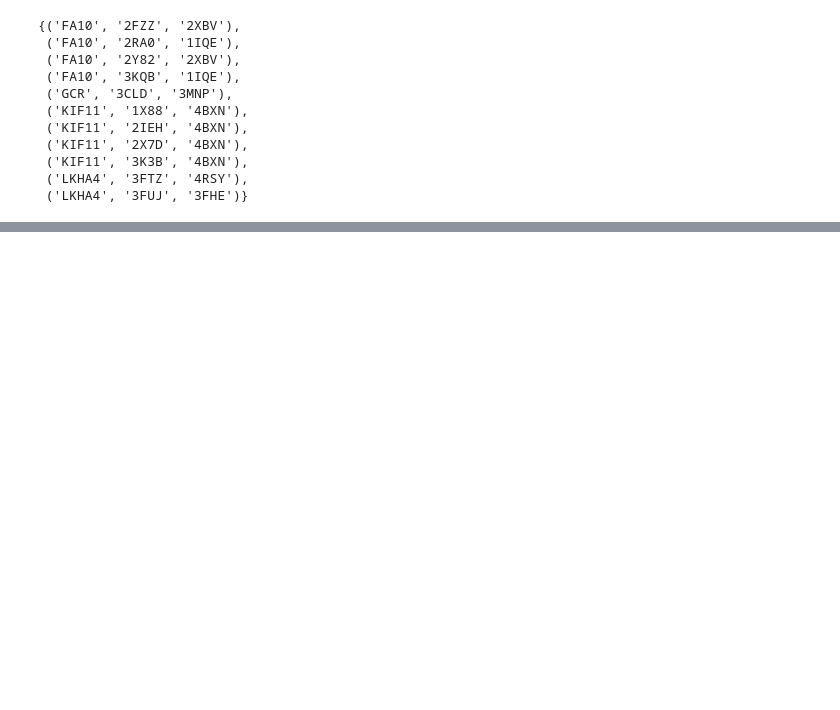
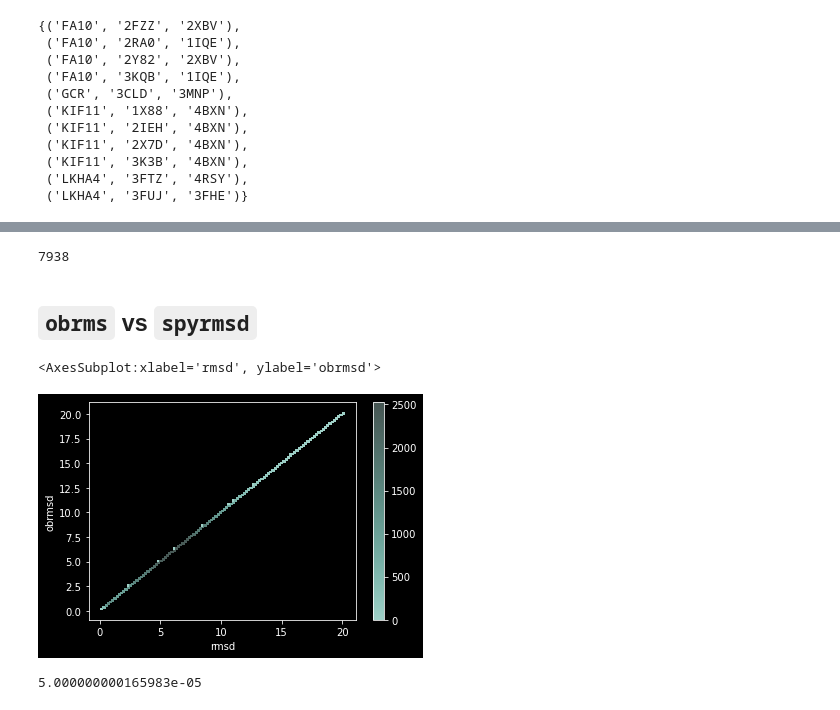
Before and after one commit to RMeli/gsoc19, a Jupyter notebook: crossdocking/cd-downsampled/analysis/docking.ipynb, the cells around one changed output, grey strips where cells are left out. Cells and saved outputs as stored; diff of their text form; code cells hidden in the pictures; blank space fills up the shorter version.

Commit message:
check docking results and get clean RMSD file for annotation

```diff
--- a/crossdocking/cd-downsampled/analysis/docking.ipynb
+++ b/crossdocking/cd-downsampled/analysis/docking.ipynb
@@ -139,0 +182,13 @@ set(pd.unique(df_clean.loc[df_clean.flexobrmsd == np.inf, ["pocket", "ligand", "
+# %%
+# Remove all infinity values
+# They are caused by different connectivity between the crystal structure and the output
+# - Broken spurious bond in the crystal
+# - Added spurious bond in the output (some poses only)
+# - Broken disulfide bond
+df_clean.replace([np.inf, -np.inf], np.nan, inplace=True)
+df_clean.dropna(inplace=True)
+# %%
+systems = pd.unique(df_clean[["pocket", "ligand", "protein"]].apply(tuple,axis="columns"))
+len(systems)
+# %% [output]
+7938
@@ -139,0 +204,14 @@ set(pd.unique(df_clean.loc[df_clean.flexobrmsd == np.inf, ["pocket", "ligand", "
+# %% [markdown]
+## `obrms` vs `spyrmsd`
+# %%
+sns.histplot(
+    df_clean, x="rmsd", y="obrmsd",
+    cbar=True
+)
+# %% [output]
+<AxesSubplot:xlabel='rmsd', ylabel='obrmsd'>
+[figure, added]
+# %%
+max(df_clean["rmsd"] - df_clean["obrmsd"])
+# %% [output]
+5.000000000165983e-05
```
Also changed, not shown: parts of 10 cells of this notebook, 1 other file.
